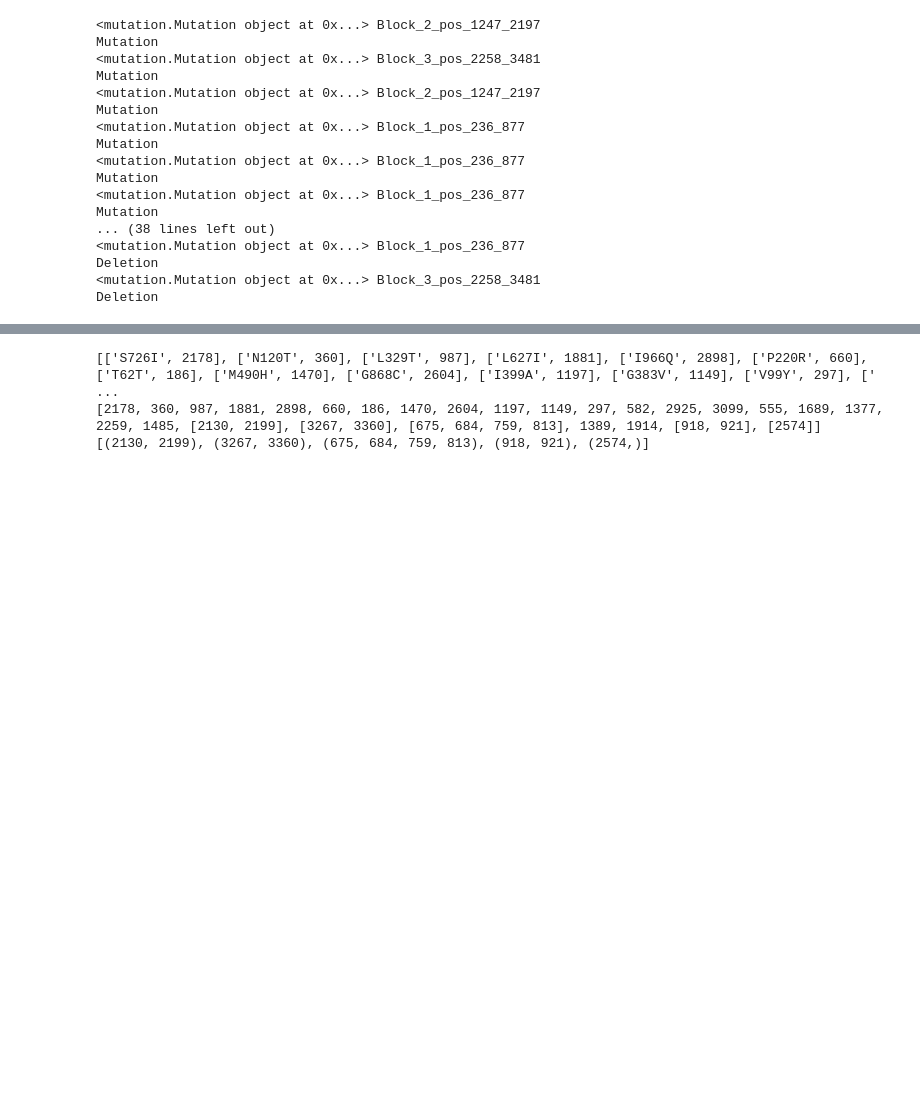
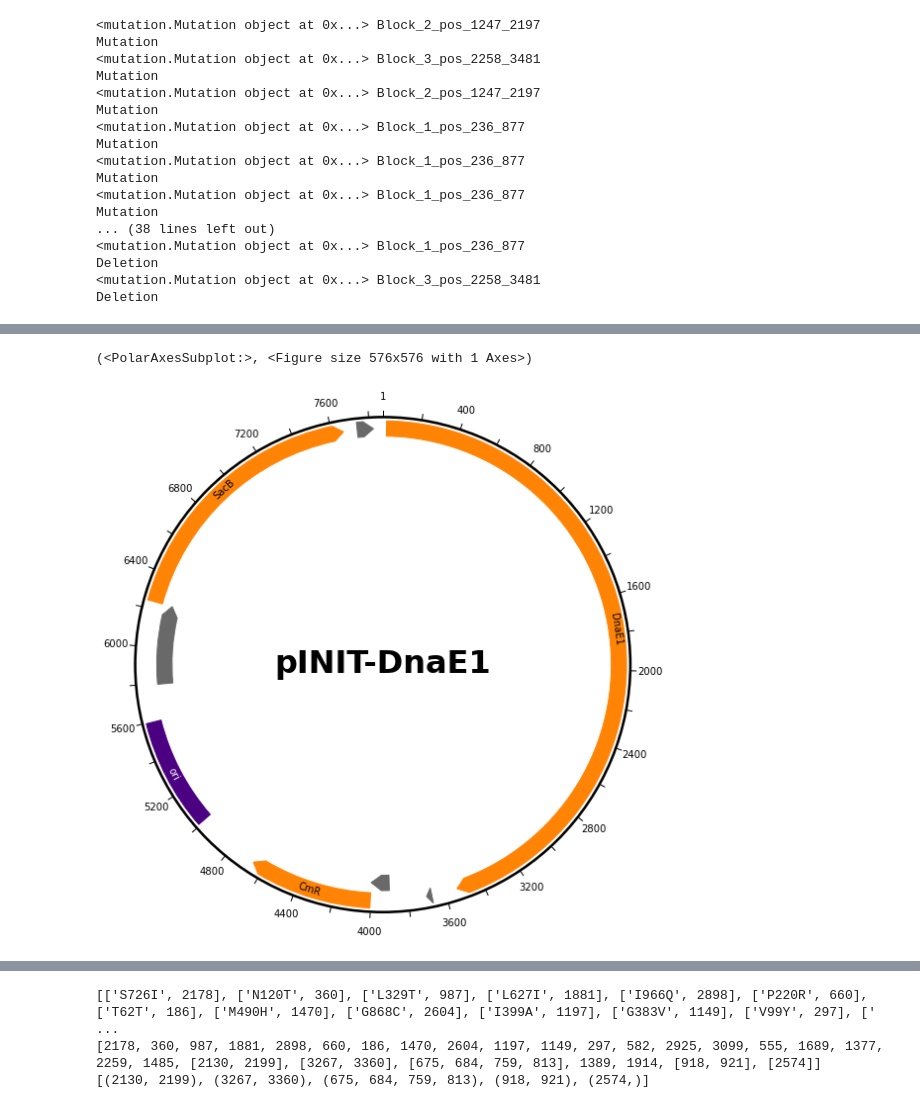
Before and after one commit to CDDLeiden/PyVADesign, a Jupyter notebook: src/test.ipynb, the cells around one changed output, grey strips where cells are left out. Drawn from its saved outputs; the diff is of its cells as text; code cells hidden in the pictures; blank space fills up the shorter version.

```diff
--- a/src/test.ipynb
+++ b/src/test.ipynb
@@ -109,3 +112,8 @@ plot_instance = Plot(mutation_instance=mutation_instance,
+# %%
+plot_instance.plot_vector()
+# %% [output]
+(<PolarAxesSubplot:>, <Figure size 576x576 with 1 Axes>)
+[figure, added]
 # %%
 plot_instance.plot_eblocks_mutations(output_fp=r"C:\Users\Rosan\Documents\git\my_repositories\design_gene_blocks\tutorial\output",
                                         show=True,
```
Also changed, not shown: parts of 7 cells of this notebook, 5 other files.
